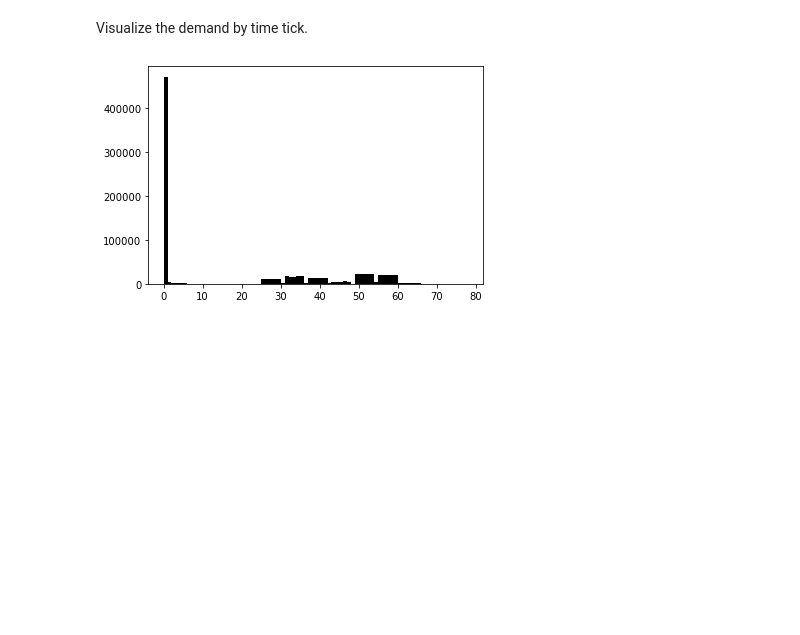
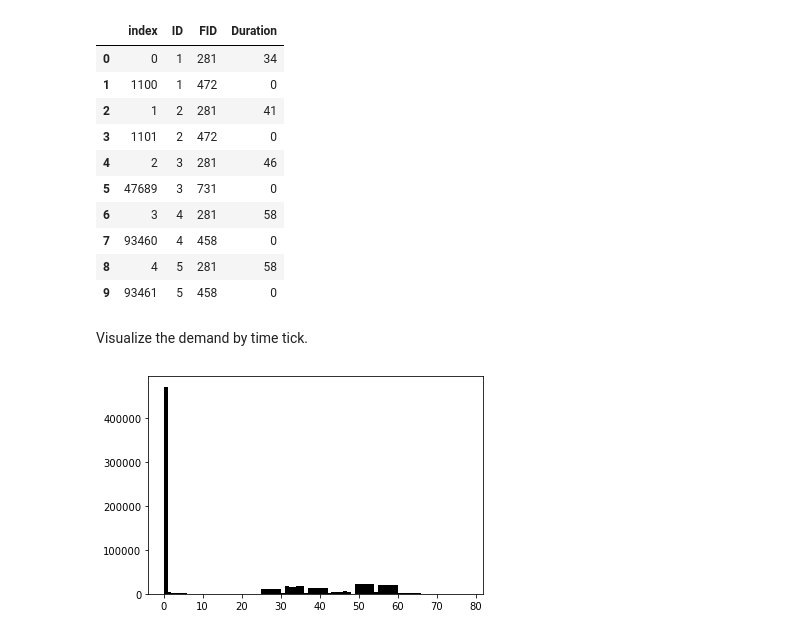
Before and after one commit to umnilab/A_RESCUE, a Jupyter notebook: Repast_ParaRoute_PartOpt/EvacSim/data/Demand process.ipynb, the cells around one changed output. Drawn from its saved outputs; the diff is of its cells as text; code cells hidden in the pictures; blank space fills up the shorter version.

Commit message:
Switch to latest demand file.

```diff
--- a/Repast_ParaRoute_PartOpt/EvacSim/data/Demand process.ipynb
+++ b/Repast_ParaRoute_PartOpt/EvacSim/data/Demand process.ipynb
@@ -21,5 +29,5 @@ demand['Location'] = demand['Location'].astype('str')
 # %%
-merge_data = pd.merge(demand, zone_centroid, left_on='Location', right_on = 'GEOID')
+merge_data = pd.merge(demand, zone_centroid, left_on='Location', right_on = 'GEOID_merged')
 # %%
 merge_data = merge_data[['ID','FID','Departure']].rename({'Departure':'Duration'}, axis = 1)
 # %%
@@ -40,7 +48,21 @@ merge_data
 945444 rows × 3 columns
-# %%
-merge_data['FID']+=1
 # %%
-merge_data = merge_data.sort_values(['ID','Duration'], ascending = [True,False])
+merge_data = merge_data.sort_values(['ID','Duration'], ascending = [True,False]).reset_index()
+# %%
+merge_data['ID'] = (merge_data.index//2)+1
 # %%
 merge_data['ID']=merge_data['ID'].astype('int')
+# %%
+merge_data.head(10)
+# %% [output]
+|  | index | ID | FID | Duration |
+| 0 | 0 | 1 | 281 | 34 |
+| 1 | 1100 | 1 | 472 | 0 |
+| 2 | 1 | 2 | 281 | 41 |
+| 3 | 1101 | 2 | 472 | 0 |
+| 4 | 2 | 3 | 281 | 46 |
+| 5 | 47689 | 3 | 731 | 0 |
+| 6 | 3 | 4 | 281 | 58 |
+| 7 | 93460 | 4 | 458 | 0 |
+| 8 | 4 | 5 | 281 | 58 |
+| 9 | 93461 | 5 | 458 | 0 |
```
Also changed, not shown: parts of 15 cells of this notebook, 5 other files.
